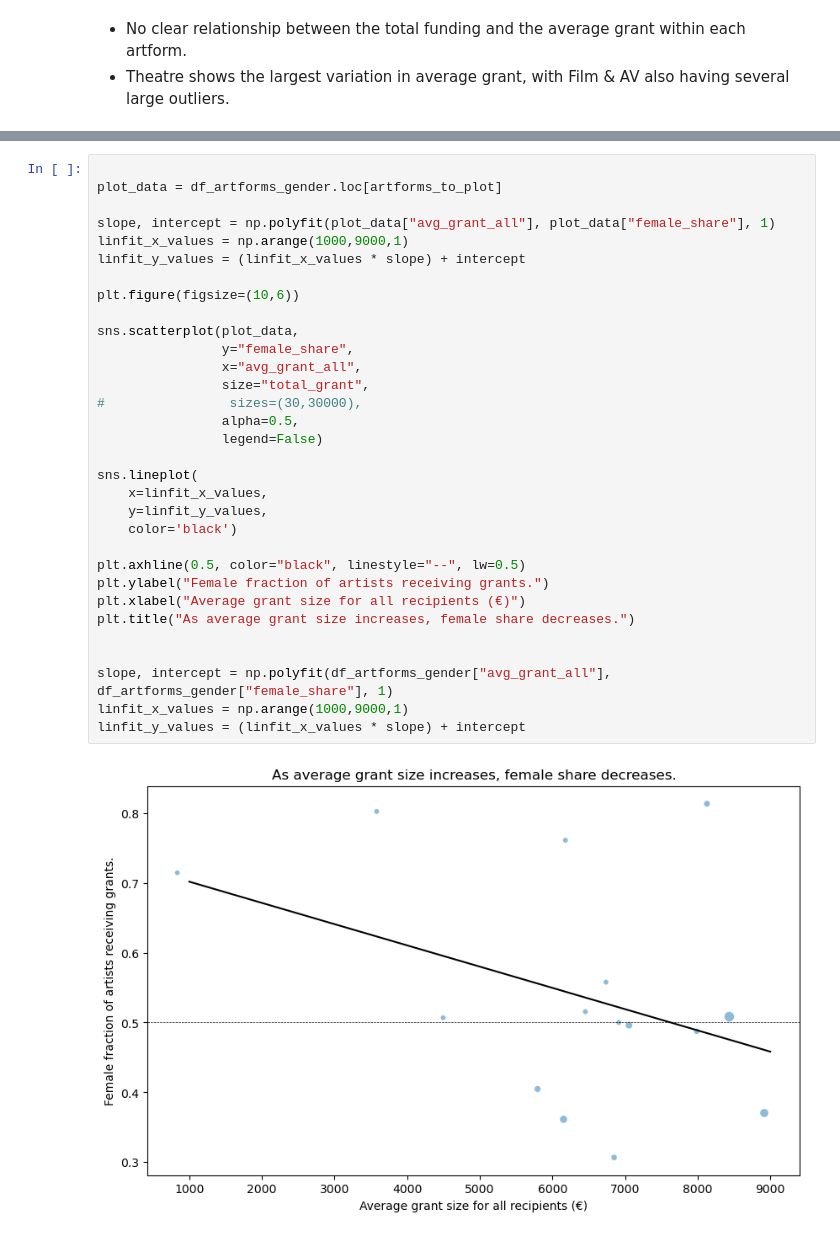
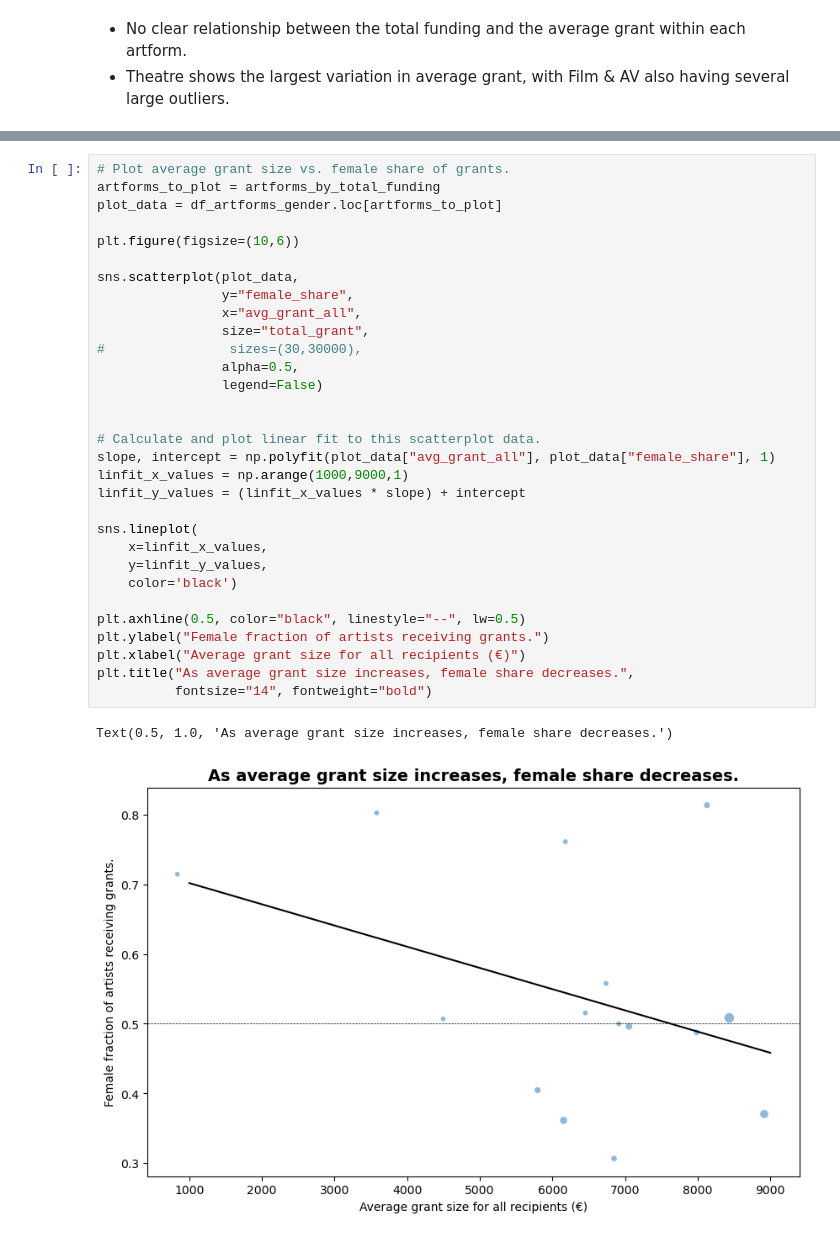
Before and after one commit to SuColl/programming-for-data-analytics, a Jupyter notebook: project/notebook.ipynb, the cells around one changed output, grey strips where cells are left out. Drawn from its saved outputs; the diff is of its cells as text.

```diff
--- a/project/notebook.ipynb
+++ b/project/notebook.ipynb
@@ -690,34 +692,34 @@ Text(0.5, 1.0, 'As average grant size increases, female funding gap increases.')
 # %%
-
+# Plot average grant size vs. female share of grants.
+artforms_to_plot = artforms_by_total_funding
 plot_data = df_artforms_gender.loc[artforms_to_plot]
-
-slope, intercept = np.polyfit(plot_data["avg_grant_all"], plot_data["female_share"], 1)
-linfit_x_values = np.arange(1000,9000,1)
-linfit_y_values = (linfit_x_values * slope) + intercept
 
 plt.figure(figsize=(10,6))
 
 sns.scatterplot(plot_data,
                 y="female_share",
                 x="avg_grant_all",
                 size="total_grant",
 #                sizes=(30,30000),
                 alpha=0.5,
                 legend=False)
 
+
+# Calculate and plot linear fit to this scatterplot data.
+slope, intercept = np.polyfit(plot_data["avg_grant_all"], plot_data["female_share"], 1)
+linfit_x_values = np.arange(1000,9000,1)
+linfit_y_values = (linfit_x_values * slope) + intercept
+
 sns.lineplot(
     x=linfit_x_values,
     y=linfit_y_values,
     color='black')
 
 plt.axhline(0.5, color="black", linestyle="--", lw=0.5)
 plt.ylabel("Female fraction of artists receiving grants.")
 plt.xlabel("Average grant size for all recipients (€)")
-plt.title("As average grant size increases, female share decreases.")
-
-
-slope, intercept = np.polyfit(df_artforms_gender["avg_grant_all"], df_artforms_gender["female_share"], 1)
-linfit_x_values = np.arange(1000,9000,1)
-linfit_y_values = (linfit_x_values * slope) + intercept
+plt.title("As average grant size increases, female share decreases.",
+          fontsize="14", fontweight="bold")
 # %% [output]
+Text(0.5, 1.0, 'As average grant size increases, female share decreases.')
-[figure, old version]
+[figure, new version]
```
Also changed, not shown: parts of 9 cells of this notebook, 1 other file.
